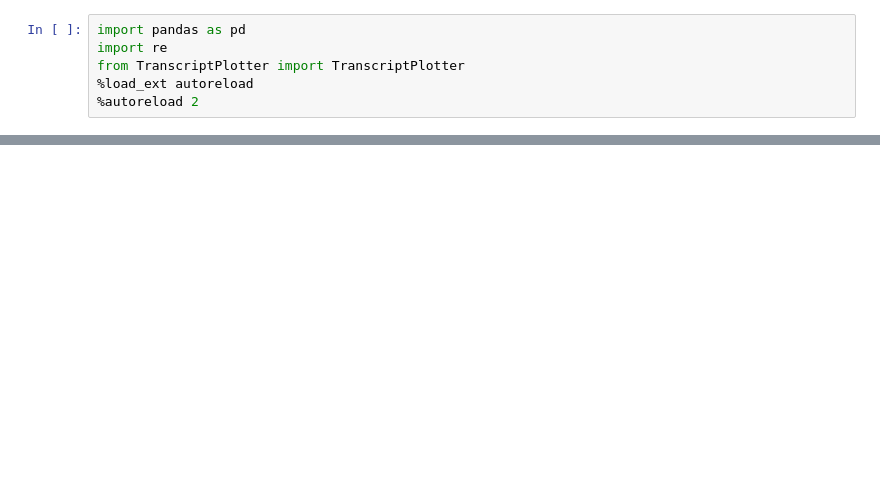
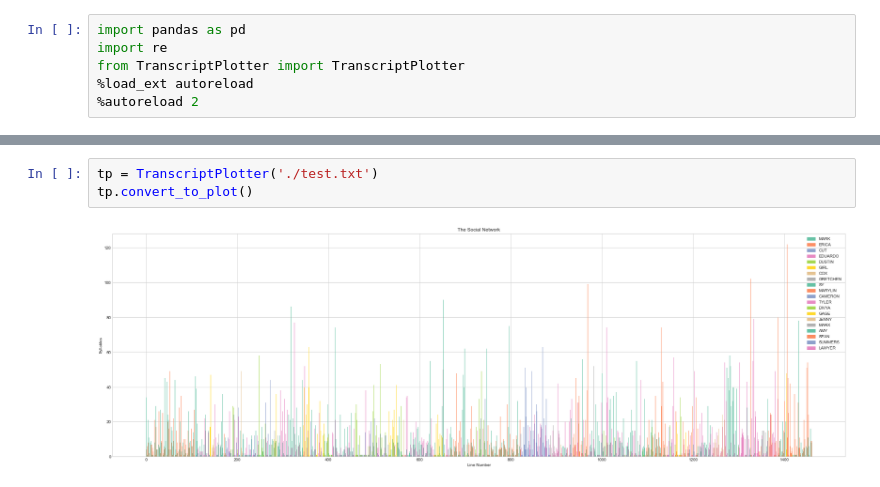
Before and after one commit to GeoffreyXue/FilmSyllables, a Jupyter notebook: scratch3.ipynb, the cells around one changed output, grey strips where cells are left out. Saved outputs shown, nothing was run; the diff lists cells and outputs as text; blank space fills up the shorter version.

Commit message:
Refactor TranscriptPlotter functions, organization

```diff
--- a/scratch3.ipynb
+++ b/scratch3.ipynb
@@ -43,0 +60,5 @@ df
+# %%
+tp = TranscriptPlotter('./test.txt')
+tp.convert_to_plot()
+# %% [output]
+[figure, added]
```
Also changed, not shown: parts of 4 cells of this notebook, 1 other file.
